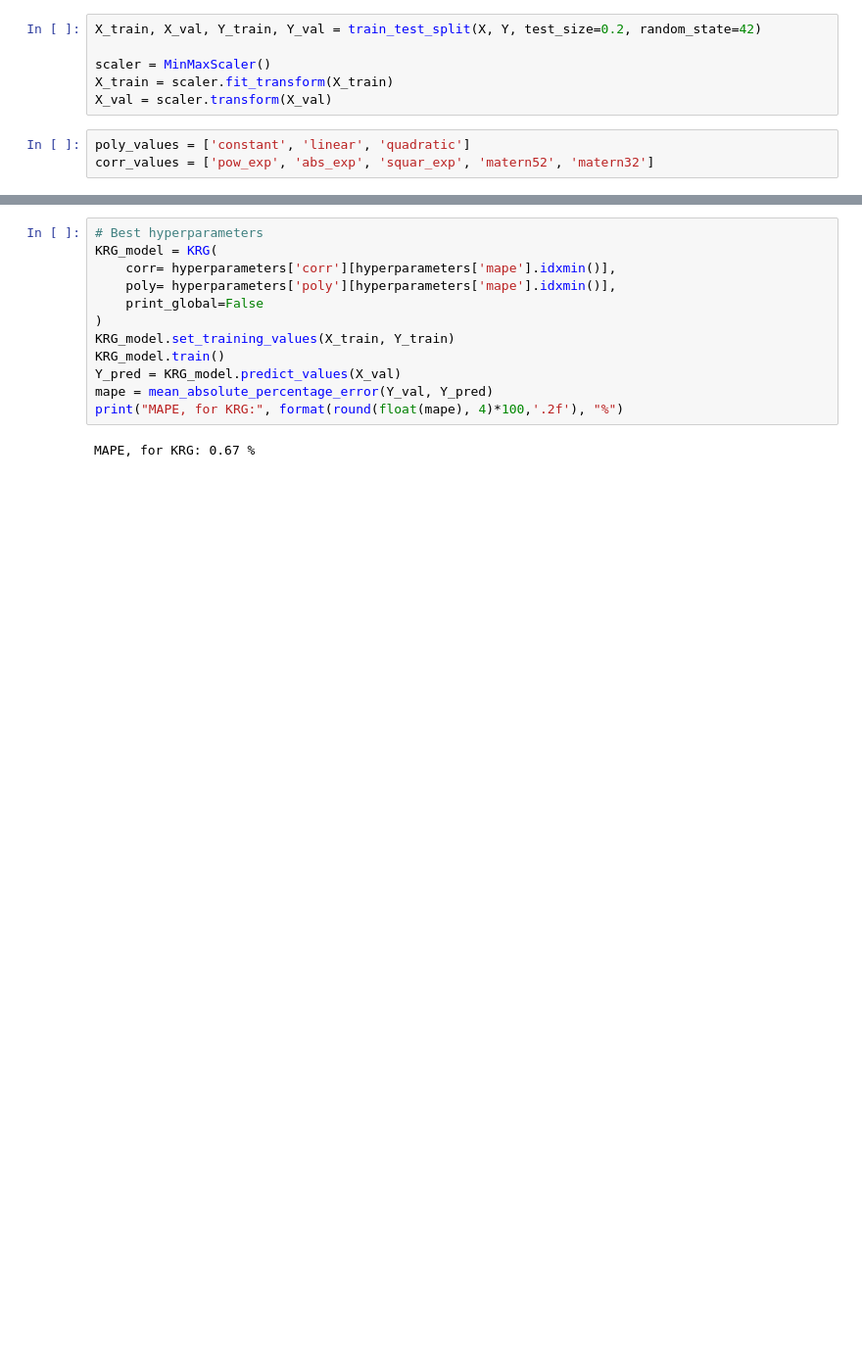
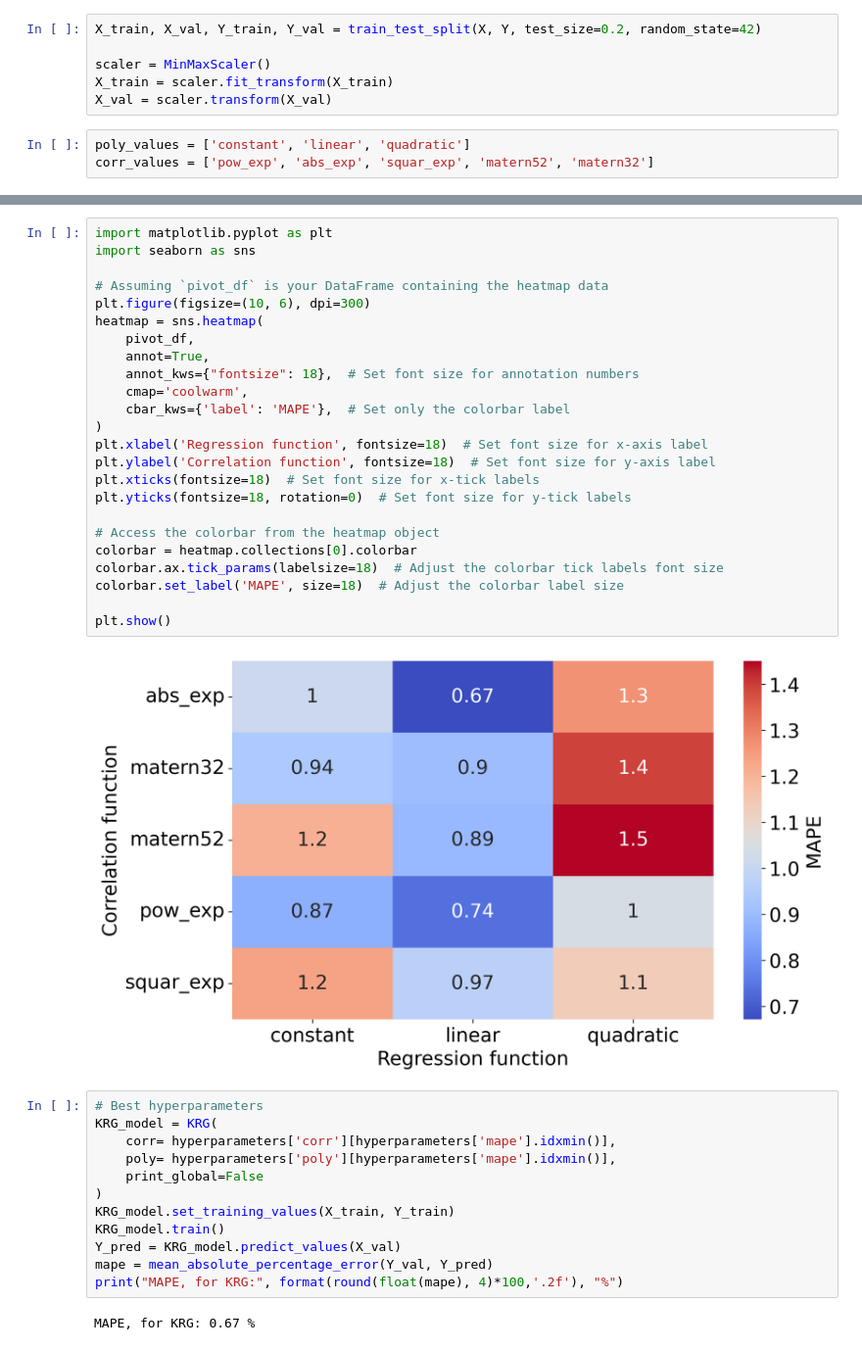
Before and after one commit to magnufoy/Surrogate-modeling, a Jupyter notebook: Surrogate_modeling_KRG.ipynb, the cells around one changed output, grey strips where cells are left out. Shown at 98% size. Cells and saved outputs as stored; diff of their text form; blank space fills up the shorter version.

```diff
--- a/Surrogate_modeling_KRG.ipynb
+++ b/Surrogate_modeling_KRG.ipynb
@@ -63,3 +56,29 @@ Poly: linear
+# %%
+import matplotlib.pyplot as plt
+import seaborn as sns
+
+# Assuming `pivot_df` is your DataFrame containing the heatmap data
+plt.figure(figsize=(10, 6), dpi=300)
+heatmap = sns.heatmap(
+    pivot_df,
+    annot=True,
+    annot_kws={"fontsize": 18},  # Set font size for annotation numbers
+    cmap='coolwarm',
+    cbar_kws={'label': 'MAPE'},  # Set only the colorbar label
+)
+plt.xlabel('Regression function', fontsize=18)  # Set font size for x-axis label
+plt.ylabel('Correlation function', fontsize=18)  # Set font size for y-axis label
+plt.xticks(fontsize=18)  # Set font size for x-tick labels
+plt.yticks(fontsize=18, rotation=0)  # Set font size for y-tick labels
+
+# Access the colorbar from the heatmap object
+colorbar = heatmap.collections[0].colorbar
+colorbar.ax.tick_params(labelsize=18)  # Adjust the colorbar tick labels font size
+colorbar.set_label('MAPE', size=18)  # Adjust the colorbar label size
+
+plt.show()
+# %% [output]
+[figure, added]
 # %%
 # Best hyperparameters
 KRG_model = KRG(
```
Also changed, not shown: parts of 1 cell of this notebook, 1 other file.
